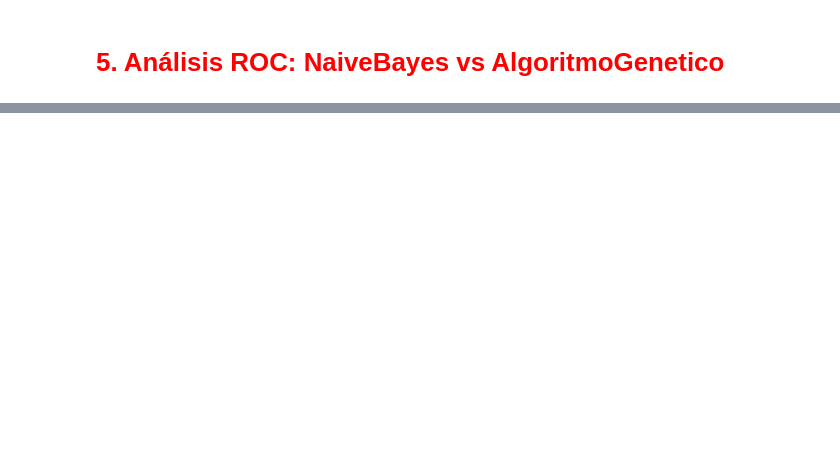
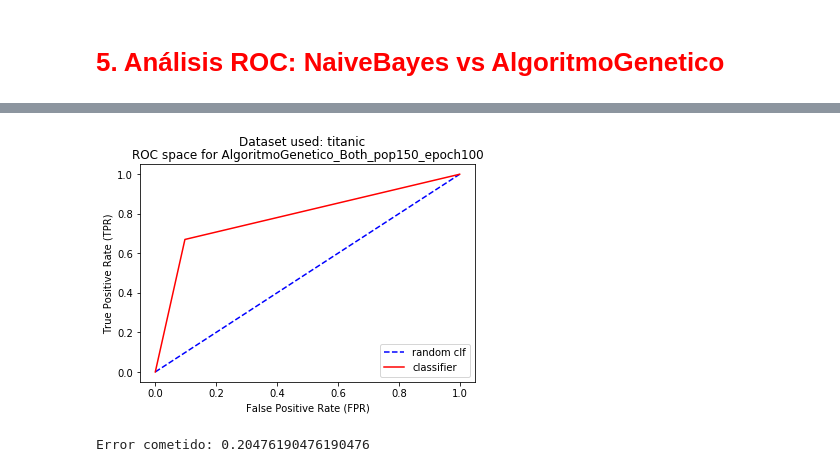
Before and after one commit to AlejandroSantorum/MachineLearning_Assignments, a Jupyter notebook: Assignment3/test_GA.ipynb, the cells around one changed output, grey strips where cells are left out. Saved outputs shown, nothing was run; the diff lists cells and outputs as text; code cells hidden in the pictures; blank space fills up the shorter version.

```diff
--- a/Assignment3/test_GA.ipynb
+++ b/Assignment3/test_GA.ipynb
@@ -1341,0 +1417,20 @@ print(np.mean(errores))
+# %%
+def plot_ROC(fpr, tpr, clf_name=None, dataset_name=None):
+    plt.figure()
+
+    rand_bins = np.linspace(0, 1, num=30)
+    plt.plot(rand_bins, rand_bins, color='blue', linestyle='dashed', label='random clf')
+
+    tpr_coords = [0, tpr, 1]
+    fpr_coords = [0, fpr, 1]
+    plt.plot(fpr_coords, tpr_coords, color='red', label='classifier')
+
+    plt.xlabel('False Positive Rate (FPR)')
+    plt.ylabel('True Positive Rate (TPR)')
+    plt.legend(loc='lower right')
+    if clf_name:
+        plt.title('ROC space for '+clf_name)
+    if dataset_name:
+        plt.suptitle('Dataset used: '+dataset_name)
+    else:
+        plt.title('ROC space')
@@ -1341,0 +1449,17 @@ print(np.mean(errores))
+# %%
+part_strat = EstrategiaParticionado.ValidacionSimple(percentage=0.8)
+# %%
+ga = Clasificador.AlgoritmoGenetico(
+        n_population=150,
+        max_rules=10,
+        nepochs=100,
+        cross_prob=0.6,
+        cross_strat='both',
+        bitflip_prob=None,
+        add_rule_prob=0.25,
+        elite_perc=0.05,
+        shuffle_rules=True,
+        verbose=False
+    )
+# %%
+fpr, tpr = ROC_Analysis(db_titanic, ga, part_strat)
@@ -1341,0 +1474,8 @@ print(np.mean(errores))
+# %%
+plot_ROC(fpr, tpr, clf_name='AlgoritmoGenetico_Both_pop150_epoch100', dataset_name='titanic')
+# %% [output]
+[figure, added]
+# %%
+print('Error cometido:', (11+32)/(65+11+32+102))
+# %% [output]
+Error cometido: 0.20476190476190476
```
Also changed, not shown: parts of 66 cells of this notebook, 1 other file.
